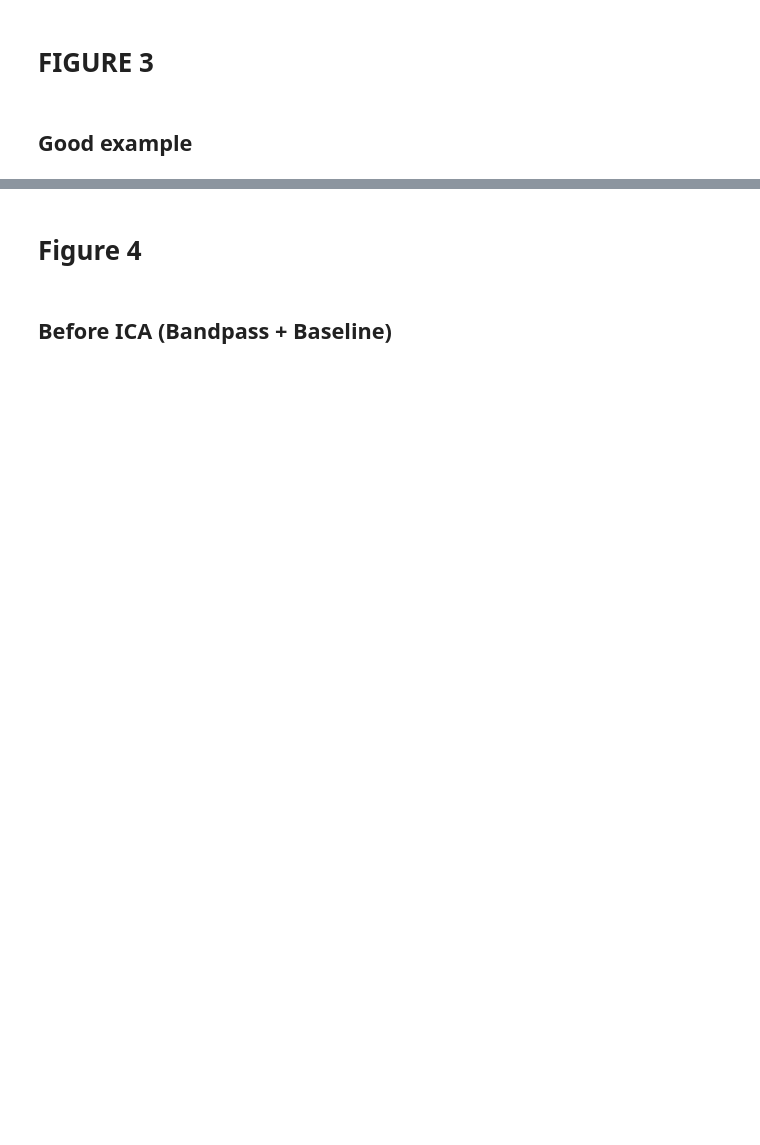
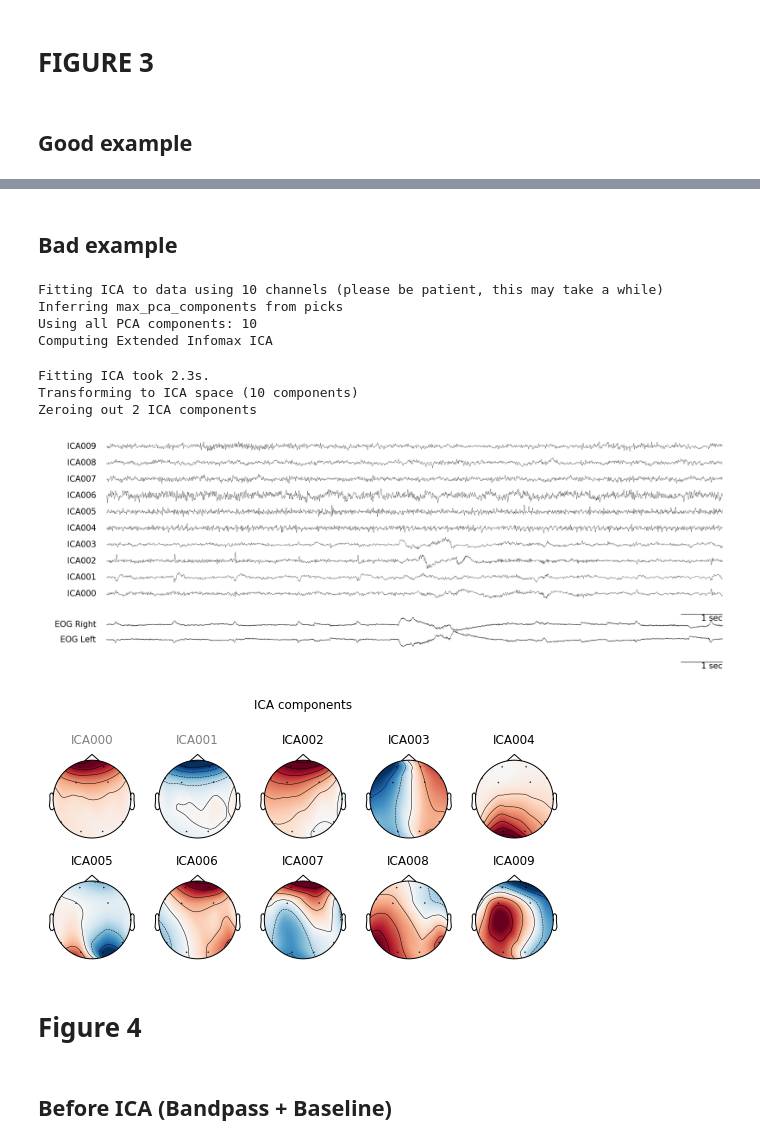
Before and after one commit to Young1906/ica_paper, a Jupyter notebook: figures_v4.ipynb, the cells around one changed output, grey strips where cells are left out. Cells and saved outputs as stored; diff of their text form; code cells hidden in the pictures; blank space fills up the shorter version.

```diff
--- a/figures_v4.ipynb
+++ b/figures_v4.ipynb
@@ -177,3 +183,43 @@ Zeroing out 1 ICA components
+# %% [markdown]
+## Bad example
+# %%
+i = 0
+PATH = "figures/figure3"
+for task in eeg.tasks:
+    for c in chunks(task, 15):
+        i+=1
+        if i!=50:
+            continue
+
+        if i>50:
+            break
+
+
+        sample_raw, sample_raw_baseline, sample_raw_bandpass, sample_raw_eog = baseline_bandpass(c)
+        ica, sample_raw_train, sample_raw_corrected = ica_pipe(sample_raw_bandpass)
+
+        # Save fig
+        plot_sig(
+            X = ica.get_sources(inst=sample_raw_train).get_data() * 1e3,
+            fs = 500,
+            dpi = 150,
+#             unit = "μV",
+            ch_names = ica.get_sources(inst=sample_raw_train).ch_names,
+            X_EOG = sample_raw_eog.get_data() * 1e3,
+            eog_ch_names = sample_raw_eog.ch_names,
+        );
+
+        ica.plot_components(inst=sample_raw_train)
+# %% [output]
+Fitting ICA to data using 10 channels (please be patient, this may take a while)
+Inferring max_pca_components from picks
+Using all PCA components: 10
+Computing Extended Infomax ICA
+Fitting ICA took 2.3s.
+Transforming to ICA space (10 components)
+Zeroing out 2 ICA components
+[figure, added]
+[figure, added]
 # %% [markdown]
 # Figure 4
 # %% [markdown]
```
Also changed, not shown: parts of 6 cells of this notebook, 3 other files.
